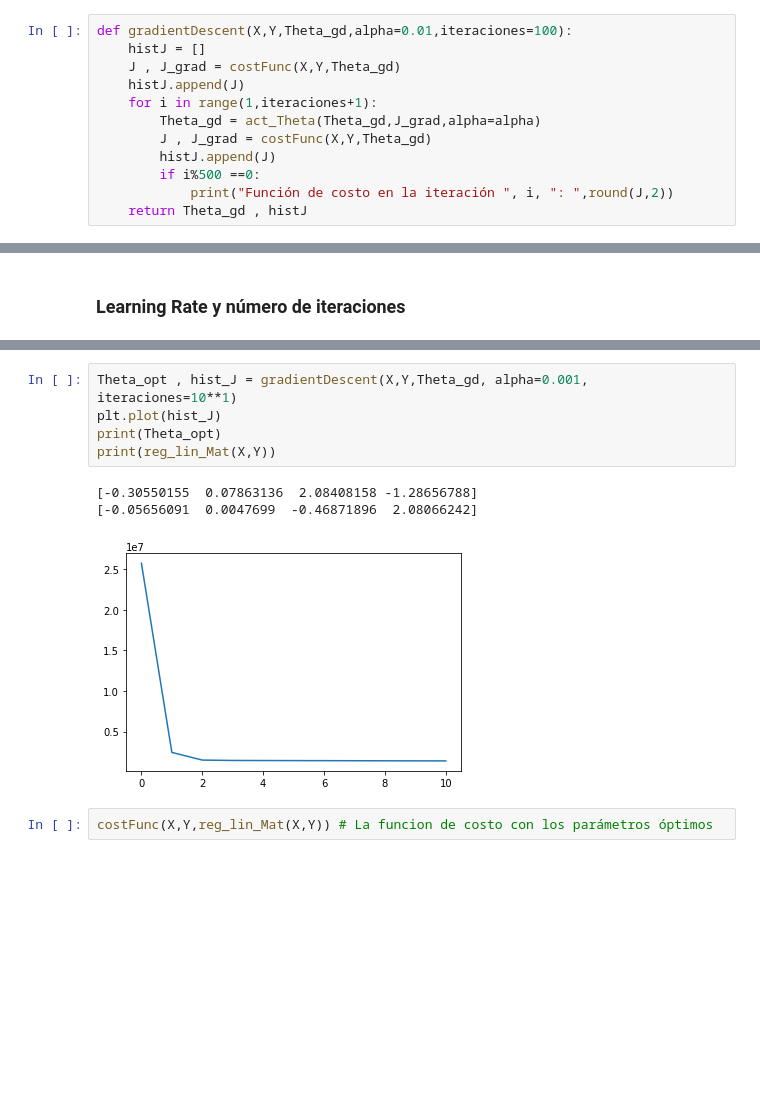
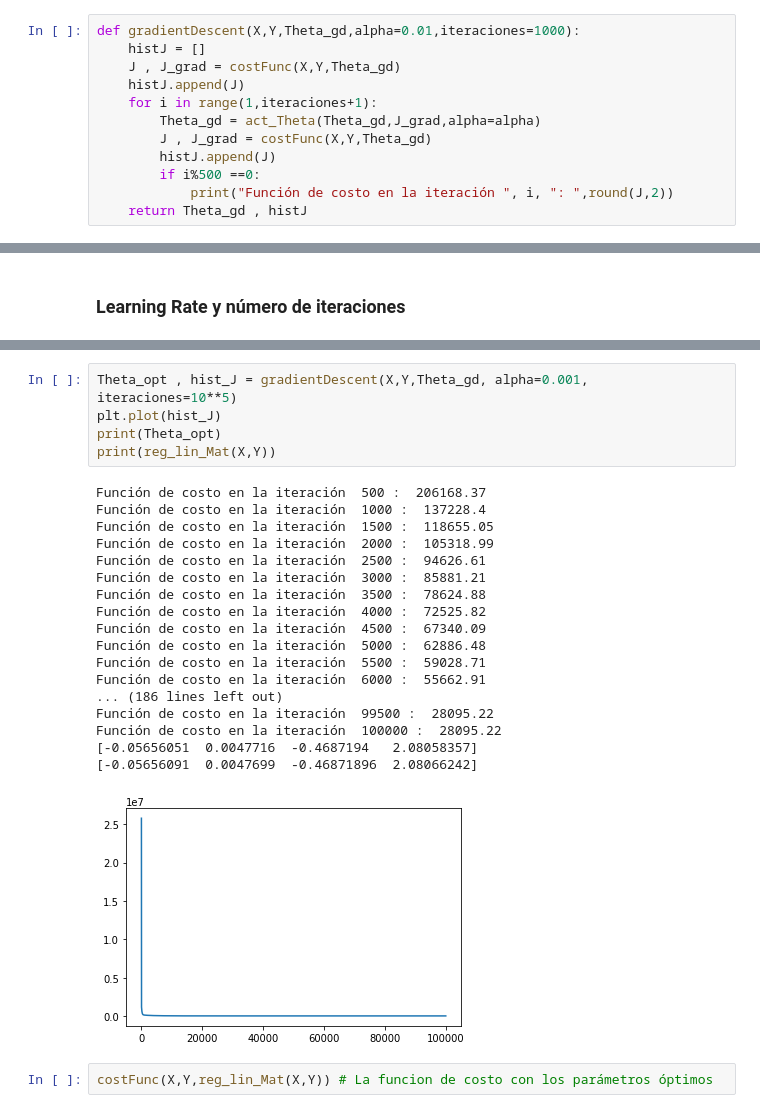
Before and after one commit to lpz-schoolofai/ISML2018, a Jupyter notebook: Week3/ISML-week3.2.ipynb, the cells around one changed output, grey strips where cells are left out. Saved outputs shown, nothing was run; the diff lists cells and outputs as text; blank space fills up the shorter version.

```diff
--- a/Week3/ISML-week3.2.ipynb
+++ b/Week3/ISML-week3.2.ipynb
@@ -242,7 +245,7 @@ print(act_Theta(Theta,J_grad))
 # %% [markdown]
  Uniendo las partes:
 # %%
-def gradientDescent(X,Y,Theta_gd,alpha=0.01,iteraciones=100):
+def gradientDescent(X,Y,Theta_gd,alpha=0.01,iteraciones=1000):
     histJ = []
     J , J_grad = costFunc(X,Y,Theta_gd)
     histJ.append(J)
@@ -286,13 +289,28 @@ Función de costo en la iteración  1000 :  nan
 [figure]
 # %%
-Theta_opt , hist_J = gradientDescent(X,Y,Theta_gd, alpha=0.001, iteraciones=10**1)
+Theta_opt , hist_J = gradientDescent(X,Y,Theta_gd, alpha=0.001, iteraciones=10**5)
 plt.plot(hist_J)
 print(Theta_opt)
 print(reg_lin_Mat(X,Y))
 # %% [output]
-[-0.30550155  0.07863136  2.08408158 -1.28656788]
+Función de costo en la iteración  500 :  206168.37
+Función de costo en la iteración  1000 :  137228.4
+Función de costo en la iteración  1500 :  118655.05
+Función de costo en la iteración  2000 :  105318.99
+Función de costo en la iteración  2500 :  94626.61
+Función de costo en la iteración  3000 :  85881.21
+Función de costo en la iteración  3500 :  78624.88
+Función de costo en la iteración  4000 :  72525.82
+Función de costo en la iteración  4500 :  67340.09
+Función de costo en la iteración  5000 :  62886.48
+Función de costo en la iteración  5500 :  59028.71
+Función de costo en la iteración  6000 :  55662.91
+... (186 lines left out)
+Función de costo en la iteración  99500 :  28095.22
+Función de costo en la iteración  100000 :  28095.22
+[-0.05656051  0.0047716  -0.4687194   2.08058357]
 [-0.05656091  0.0047699  -0.46871896  2.08066242]
-[figure, old version]
+[figure, new version]
 # %%
 costFunc(X,Y,reg_lin_Mat(X,Y)) # La funcion de costo con los parámetros óptimos
 # %% [output]
```
Also changed, not shown: parts of 15 cells of this notebook, 17 other files.
